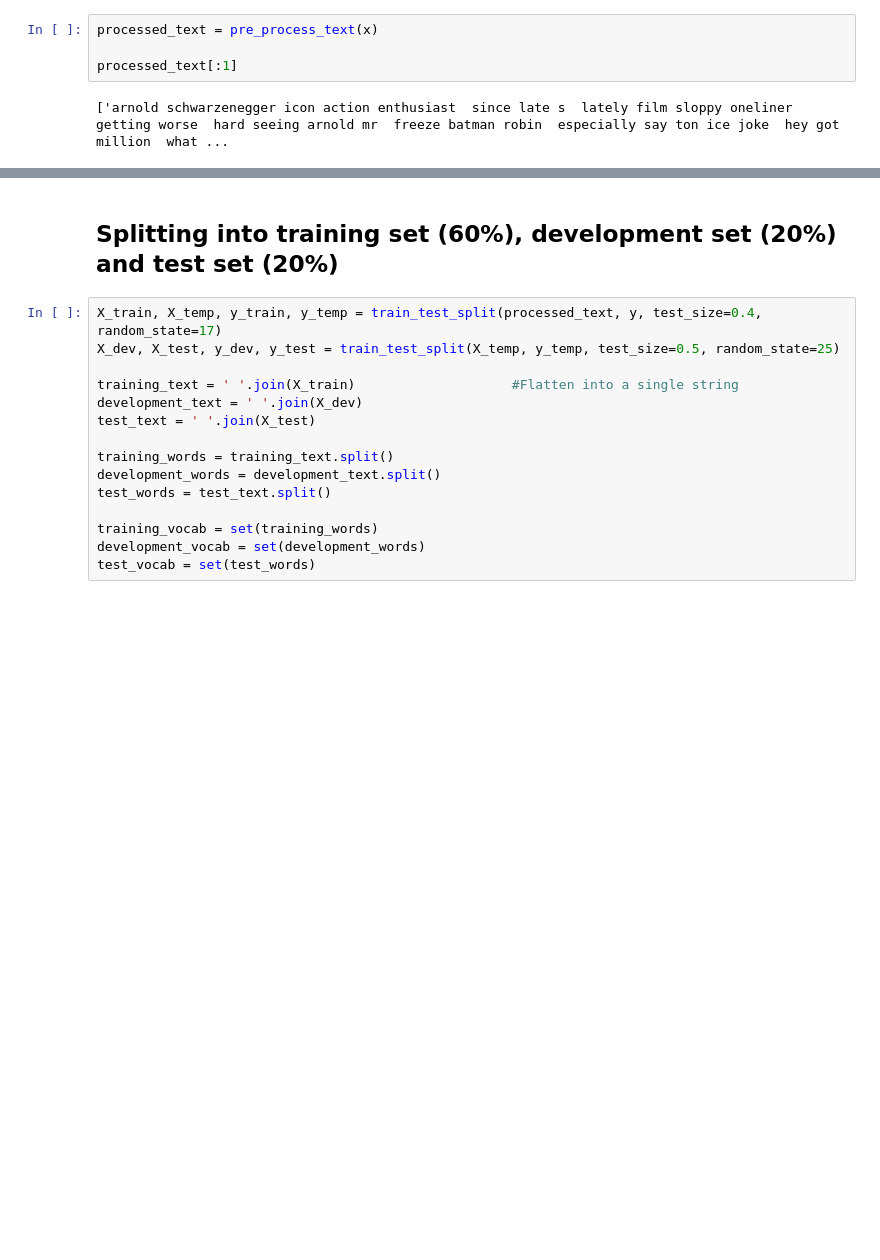
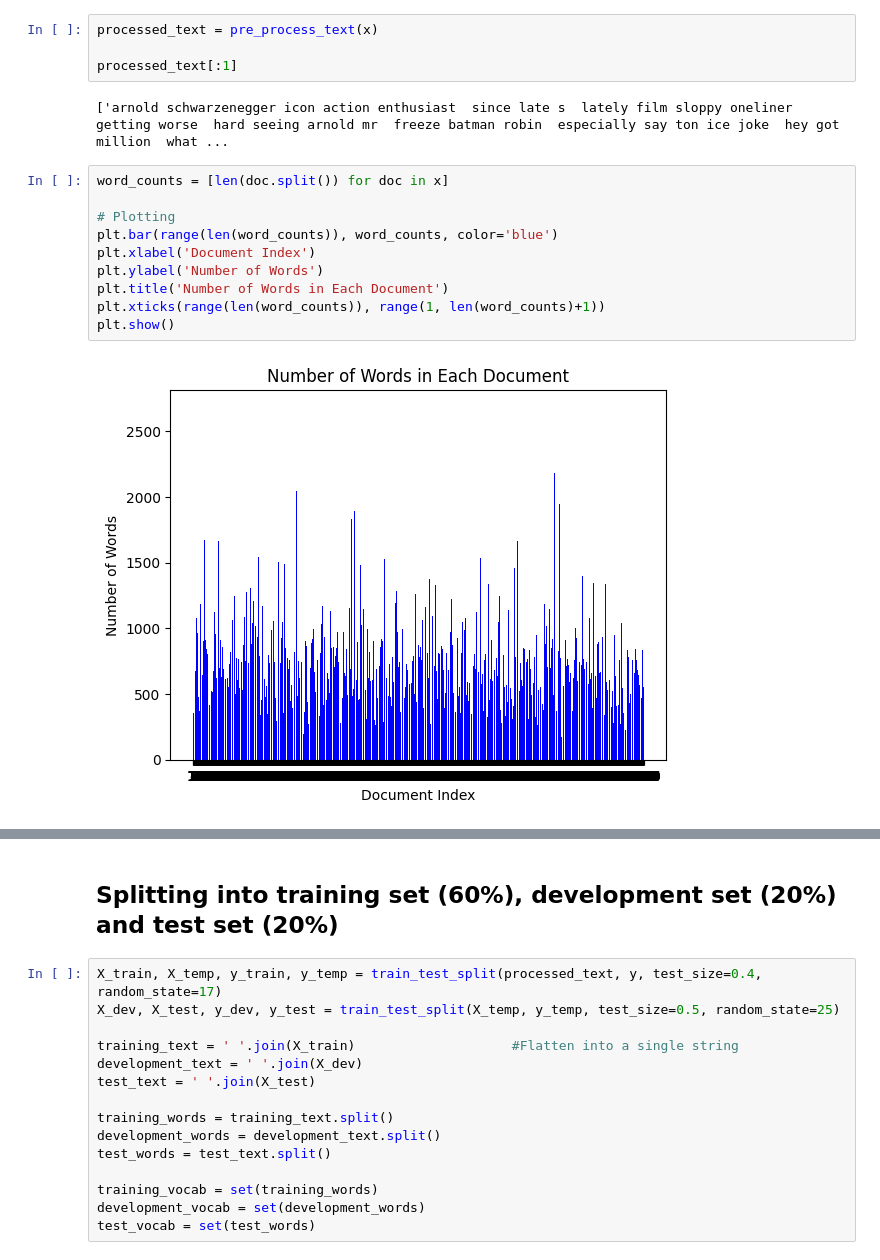
Before and after one commit to VassilisDrouzas/Natural-Language-Processing, a Jupyter notebook: mlp_nlp/ex_9.ipynb, the cells around one changed output, grey strips where cells are left out. Saved outputs shown, nothing was run; the diff lists cells and outputs as text; blank space fills up the shorter version.

```diff
--- a/mlp_nlp/ex_9.ipynb
+++ b/mlp_nlp/ex_9.ipynb
@@ -168,3 +252,15 @@ processed_text = pre_process_text(x)
 processed_text[:1]
 # %% [output]
 ['arnold schwarzenegger icon action enthusiast  since late s  lately film sloppy oneliner getting worse  hard seeing arnold mr  freeze batman robin  especially say ton ice joke  hey got  million  what ...
+# %%
+word_counts = [len(doc.split()) for doc in x]
+
+# Plotting
+plt.bar(range(len(word_counts)), word_counts, color='blue')
+plt.xlabel('Document Index')
+plt.ylabel('Number of Words')
+plt.title('Number of Words in Each Document')
+plt.xticks(range(len(word_counts)), range(1, len(word_counts)+1))
+plt.show()
+# %% [output]
+[figure, added]
```
Also changed, not shown: parts of 33 cells of this notebook.
